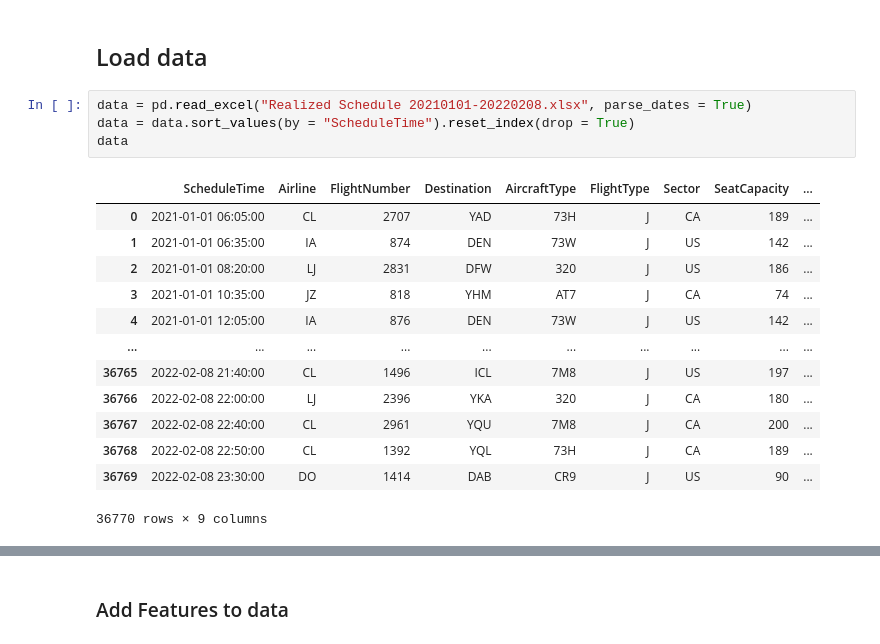
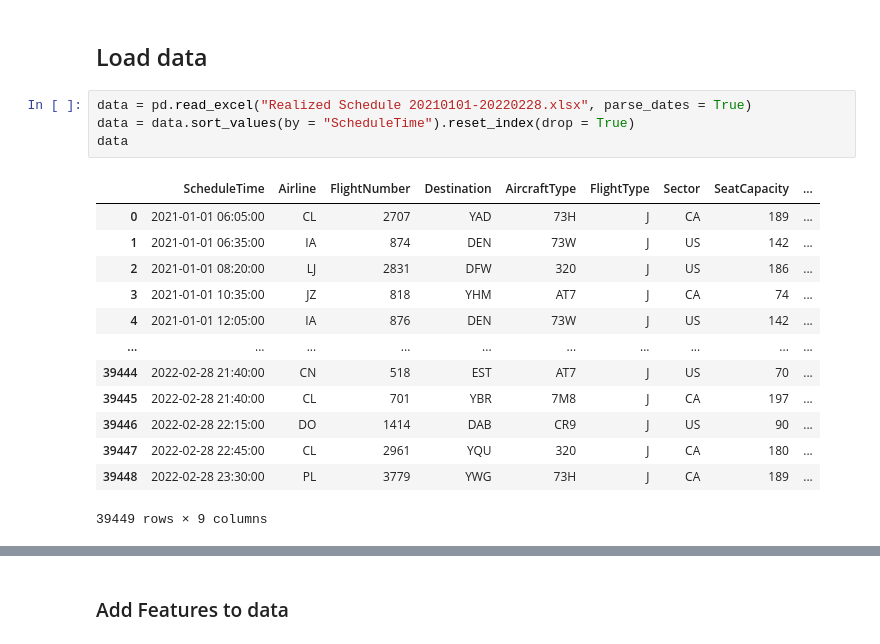
Before and after one commit to s183920/02582_Computational_Data_Analysis, a Jupyter notebook: Case1/data.ipynb, the cells around one changed output, grey strips where cells are left out. Drawn from its saved outputs; the diff is of its cells as text.

```diff
--- a/Case1/data.ipynb
+++ b/Case1/data.ipynb
@@ -8,20 +8,20 @@ sns.set()
 # %% [markdown]
 ## Load data
 # %%
-data = pd.read_excel("Realized Schedule 20210101-20220208.xlsx", parse_dates = True)
+data = pd.read_excel("Realized Schedule 20210101-20220228.xlsx", parse_dates = True)
 data = data.sort_values(by = "ScheduleTime").reset_index(drop = True)
 data
 # %% [output]
 |  | ScheduleTime | Airline | FlightNumber | Destination | AircraftType | FlightType | Sector | SeatCapacity | ... |
 | 0 | 2021-01-01 06:05:00 | CL | 2707 | YAD | 73H | J | CA | 189 | ... |
 | 1 | 2021-01-01 06:35:00 | IA | 874 | DEN | 73W | J | US | 142 | ... |
 | 2 | 2021-01-01 08:20:00 | LJ | 2831 | DFW | 320 | J | US | 186 | ... |
 | 3 | 2021-01-01 10:35:00 | JZ | 818 | YHM | AT7 | J | CA | 74 | ... |
 | 4 | 2021-01-01 12:05:00 | IA | 876 | DEN | 73W | J | US | 142 | ... |
 | ... | ... | ... | ... | ... | ... | ... | ... | ... | ... |
-| 36765 | 2022-02-08 21:40:00 | CL | 1496 | ICL | 7M8 | J | US | 197 | ... |
-| 36766 | 2022-02-08 22:00:00 | LJ | 2396 | YKA | 320 | J | CA | 180 | ... |
-| 36767 | 2022-02-08 22:40:00 | CL | 2961 | YQU | 7M8 | J | CA | 200 | ... |
-| 36768 | 2022-02-08 22:50:00 | CL | 1392 | YQL | 73H | J | CA | 189 | ... |
-| 36769 | 2022-02-08 23:30:00 | DO | 1414 | DAB | CR9 | J | US | 90 | ... |
+| 39444 | 2022-02-28 21:40:00 | CN | 518 | EST | AT7 | J | US | 70 | ... |
+| 39445 | 2022-02-28 21:40:00 | CL | 701 | YBR | 7M8 | J | CA | 197 | ... |
+| 39446 | 2022-02-28 22:15:00 | DO | 1414 | DAB | CR9 | J | US | 90 | ... |
+| 39447 | 2022-02-28 22:45:00 | CL | 2961 | YQU | 320 | J | CA | 180 | ... |
+| 39448 | 2022-02-28 23:30:00 | PL | 3779 | YWG | 73H | J | CA | 189 | ... |
-36770 rows × 9 columns
+39449 rows × 9 columns
```
Also changed, not shown: parts of 1 cell of this notebook, 1 other file.
